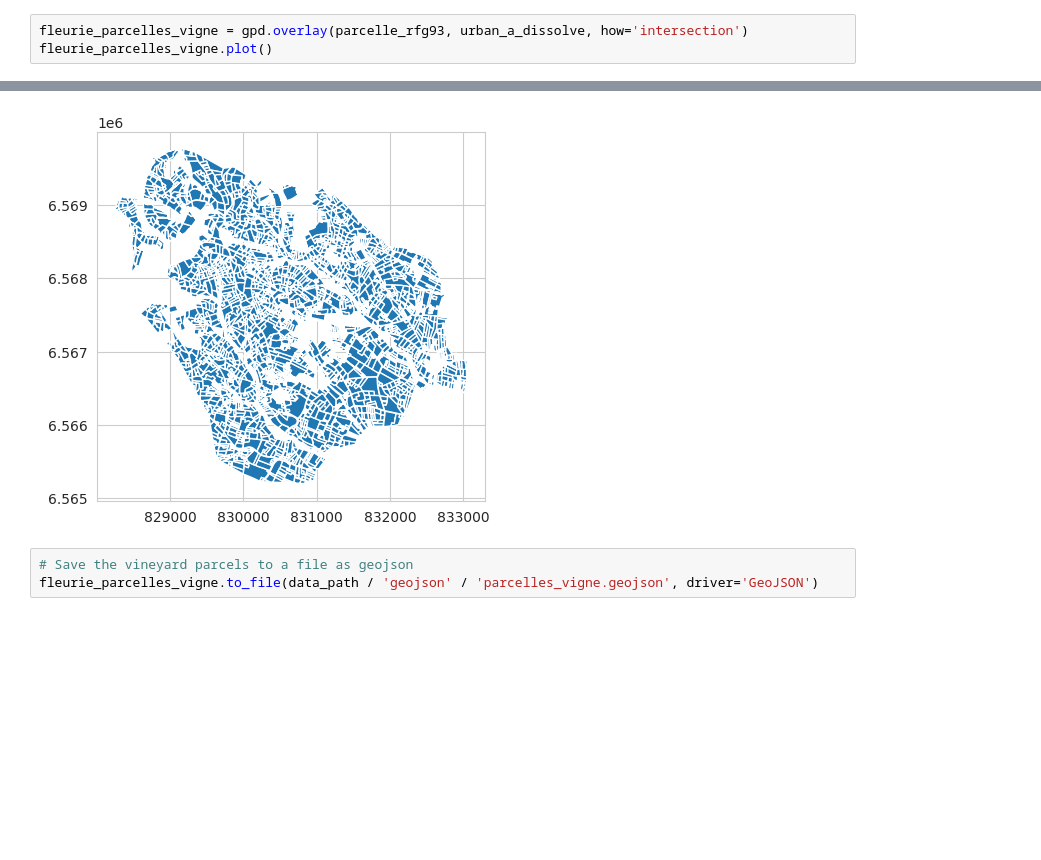
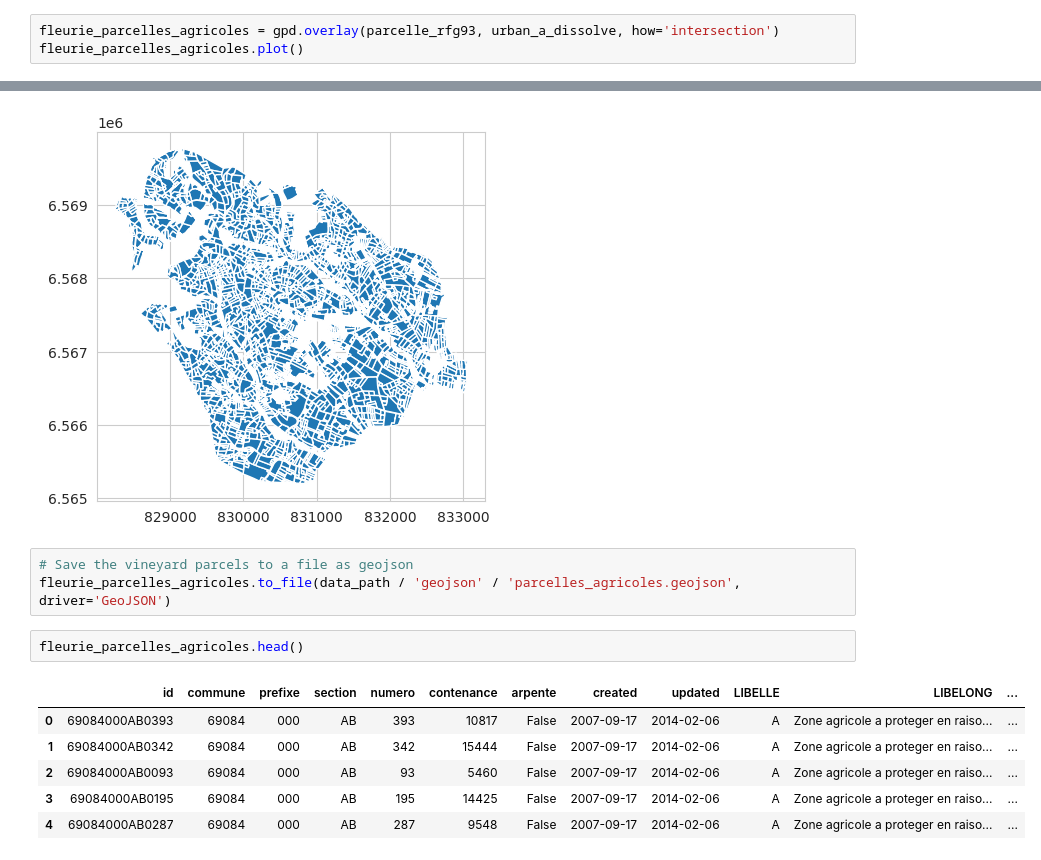
Before and after one commit to SimonJaricot/gis-fleurie, a Jupyter notebook: 01_explore_fleurie.ipynb, the cells around one changed output, grey strips where cells are left out. Cells and saved outputs as stored; diff of their text form; blank space fills up the shorter version.

```diff
--- a/01_explore_fleurie.ipynb
+++ b/01_explore_fleurie.ipynb
@@ -445,11 +406,20 @@ urban_rfg93_a.to_file(data_path / 'geojson' / 'urban_zones_a.geojson', driver='G
 # %%
 urban_a_dissolve = urban_rfg93_a.dissolve()
 # %%
-fleurie_parcelles_vigne = gpd.overlay(parcelle_rfg93, urban_a_dissolve, how='intersection')
-fleurie_parcelles_vigne.plot()
+fleurie_parcelles_agricoles = gpd.overlay(parcelle_rfg93, urban_a_dissolve, how='intersection')
+fleurie_parcelles_agricoles.plot()
 # %% [output]
 <Axes: >
 [figure]
 # %%
 # Save the vineyard parcels to a file as geojson
-fleurie_parcelles_vigne.to_file(data_path / 'geojson' / 'parcelles_vigne.geojson', driver='GeoJSON')
+fleurie_parcelles_agricoles.to_file(data_path / 'geojson' / 'parcelles_agricoles.geojson', driver='GeoJSON')
+# %%
+fleurie_parcelles_agricoles.head()
+# %% [output]
+|  | id | commune | prefixe | section | numero | contenance | arpente | created | updated | LIBELLE | LIBELONG | ... |
+| 0 | 69084000AB0393 | 69084 | 000 | AB | 393 | 10817 | False | 2007-09-17 | 2014-02-06 | A | Zone agricole a proteger en raiso... | ... |
+| 1 | 69084000AB0342 | 69084 | 000 | AB | 342 | 15444 | False | 2007-09-17 | 2014-02-06 | A | Zone agricole a proteger en raiso... | ... |
+| 2 | 69084000AB0093 | 69084 | 000 | AB | 93 | 5460 | False | 2007-09-17 | 2014-02-06 | A | Zone agricole a proteger en raiso... | ... |
+| 3 | 69084000AB0195 | 69084 | 000 | AB | 195 | 14425 | False | 2007-09-17 | 2014-02-06 | A | Zone agricole a proteger en raiso... | ... |
+| 4 | 69084000AB0287 | 69084 | 000 | AB | 287 | 9548 | False | 2007-09-17 | 2014-02-06 | A | Zone agricole a proteger en raiso... | ... |
```
Also changed, not shown: parts of 6 cells of this notebook, 1 other file.
